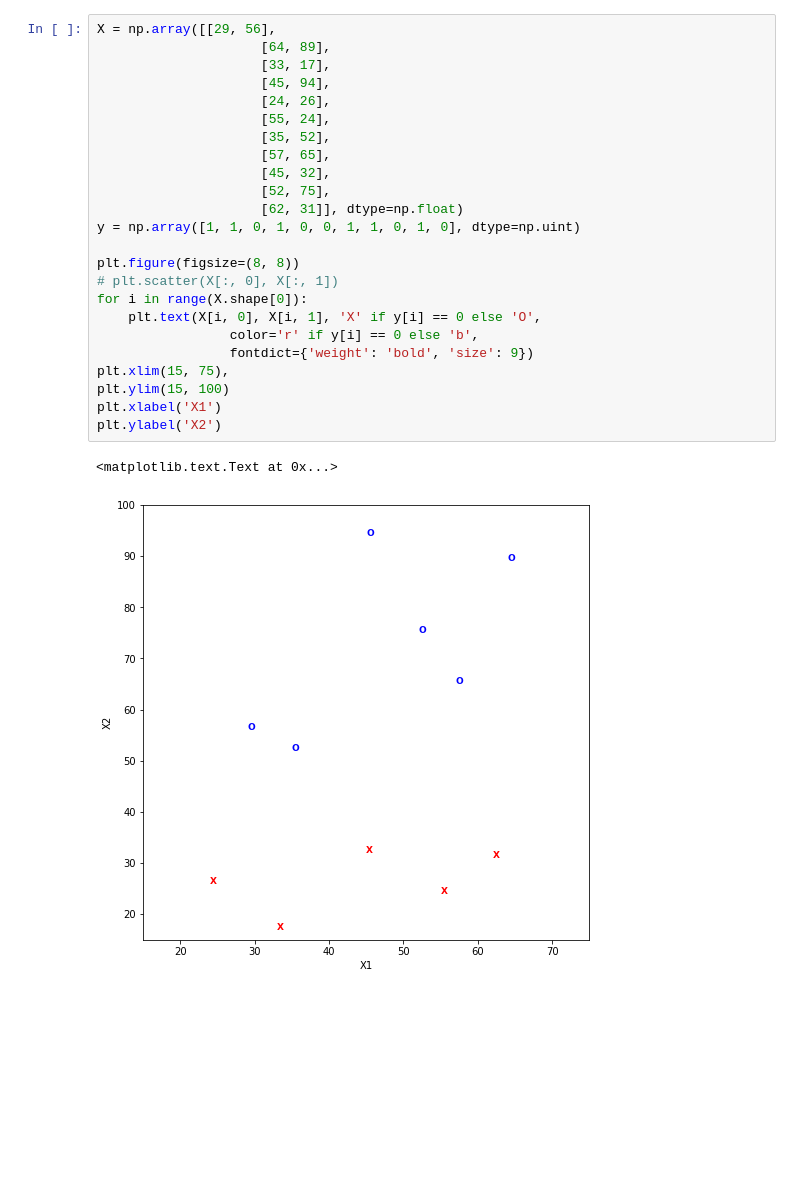
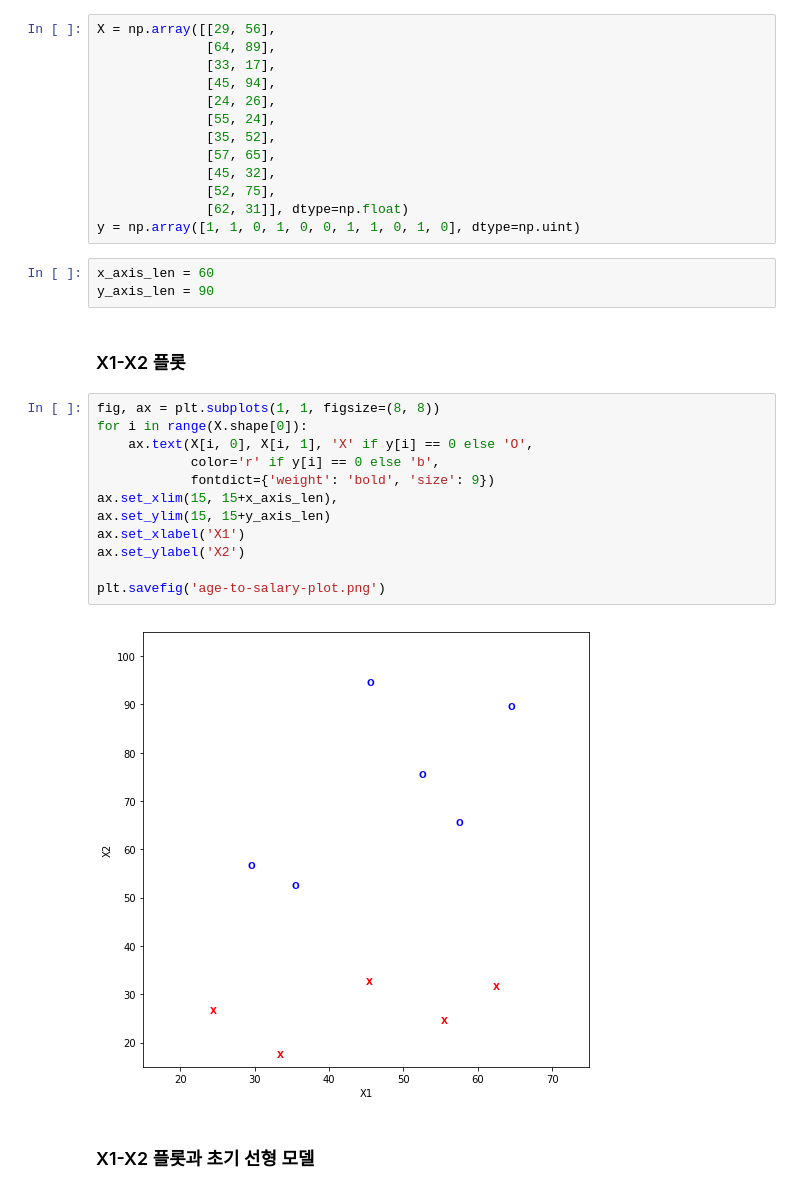
Before and after one commit to kimkilho/sualab.github.io, a Jupyter notebook: assets/notebooks/what-is-machine-learning.ipynb, the cells around one changed output. Saved outputs shown, nothing was run; the diff lists cells and outputs as text; blank space fills up the shorter version.

```diff
--- a/assets/notebooks/what-is-machine-learning.ipynb
+++ b/assets/notebooks/what-is-machine-learning.ipynb
@@ -8,27 +13,34 @@ import matplotlib.pyplot as plt
 # %%
 X = np.array([[29, 56],
-                     [64, 89],
-                     [33, 17],
-                     [45, 94],
-                     [24, 26],
-                     [55, 24],
-                     [35, 52],
-                     [57, 65],
-                     [45, 32],
-                     [52, 75],
-                     [62, 31]], dtype=np.float)
+              [64, 89],
+              [33, 17],
+              [45, 94],
+              [24, 26],
+              [55, 24],
+              [35, 52],
+              [57, 65],
+              [45, 32],
+              [52, 75],
+              [62, 31]], dtype=np.float)
 y = np.array([1, 1, 0, 1, 0, 0, 1, 1, 0, 1, 0], dtype=np.uint)
-
-plt.figure(figsize=(8, 8))
-# plt.scatter(X[:, 0], X[:, 1])
-for i in range(X.shape[0]):
-    plt.text(X[i, 0], X[i, 1], 'X' if y[i] == 0 else 'O',
-                 color='r' if y[i] == 0 else 'b',
-                 fontdict={'weight': 'bold', 'size': 9})
-plt.xlim(15, 75),
-plt.ylim(15, 100)
-plt.xlabel('X1')
-plt.ylabel('X2')
-# %% [output]
-<matplotlib.text.Text at 0x...>
-[figure, removed]
+# %%
+x_axis_len = 60
+y_axis_len = 90
+# %% [markdown]
+### X1-X2 플롯
+# %%
+fig, ax = plt.subplots(1, 1, figsize=(8, 8))
+for i in range(X.shape[0]):
+    ax.text(X[i, 0], X[i, 1], 'X' if y[i] == 0 else 'O',
+            color='r' if y[i] == 0 else 'b',
+            fontdict={'weight': 'bold', 'size': 9})
+ax.set_xlim(15, 15+x_axis_len),
+ax.set_ylim(15, 15+y_axis_len)
+ax.set_xlabel('X1')
+ax.set_ylabel('X2')
+
+plt.savefig('age-to-salary-plot.png')
+# %% [output]
+[figure, added]
+# %% [markdown]
+### X1-X2 플롯과 초기 선형 모델
```
Also changed, not shown: parts of 13 cells of this notebook.
